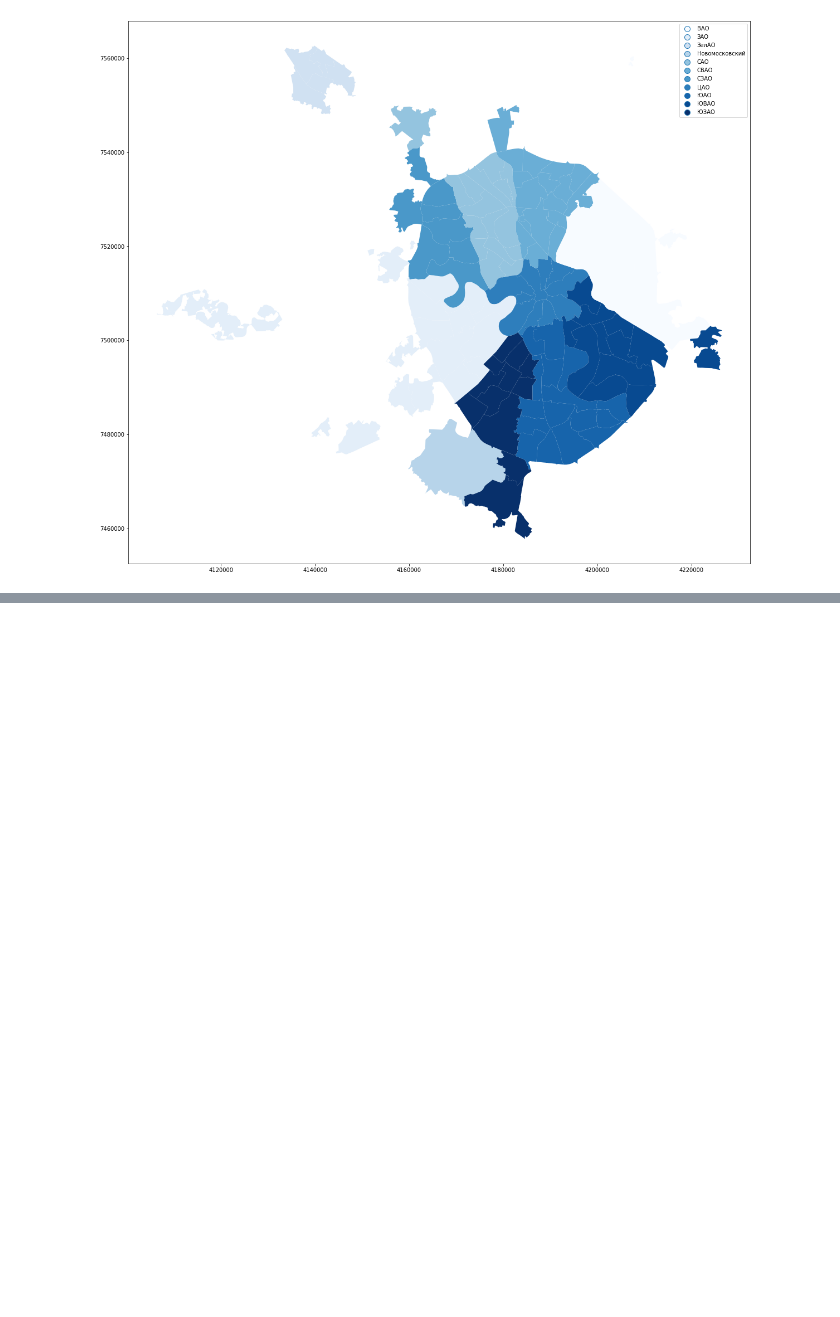
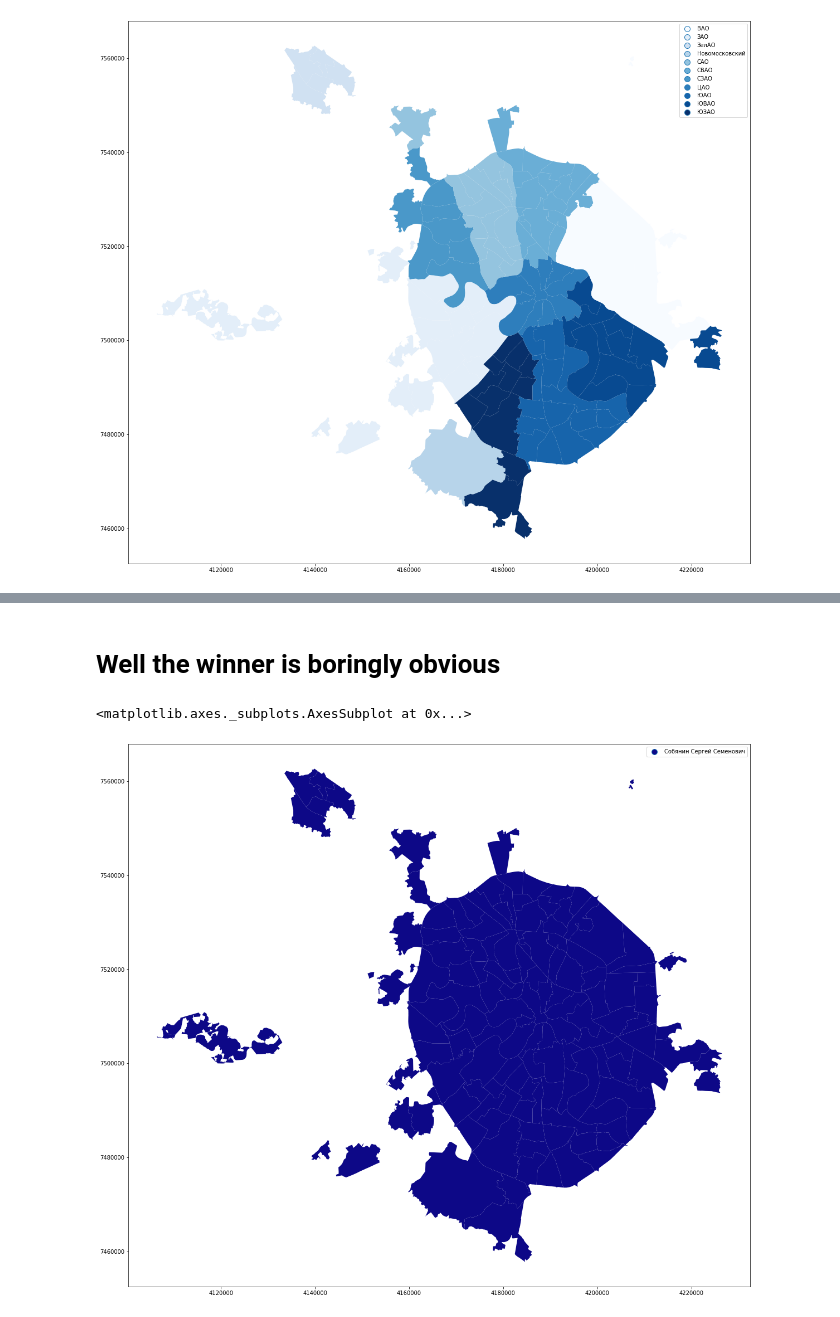
Before and after one commit to kirastain/SPO-5sem, a Jupyter notebook: lab3/Untitled1.ipynb, the cells around one changed output, grey strips where cells are left out. Saved outputs shown, nothing was run; the diff lists cells and outputs as text; code cells hidden in the pictures; blank space fills up the shorter version.

```diff
--- a/lab3/Untitled1.ipynb
+++ b/lab3/Untitled1.ipynb
@@ -165,0 +188,13 @@ MergeError: No common columns to perform merge on. Merge options: left_on=None,
+# %%
+people_showed = complete_map['Число действительных бюллетеней'] / complete_map['Число избирателей, внесенных в список'] * 100
+complete_map['showed'] = people_showed
+# %%
+winner = complete_map.iloc[:,5:10].idxmax(axis=1)
+complete_map['Winner'] = winner
+# %% [markdown]
+# Well the winner is boringly obvious
+# %%
+complete_map.plot(column = 'Winner', linewidth=1, cmap='plasma', legend=True, figsize=[20,20])
+# %% [output]
+<matplotlib.axes._subplots.AxesSubplot at 0x...>
+[figure, added]
```
Also changed, not shown: parts of 9 cells of this notebook.
